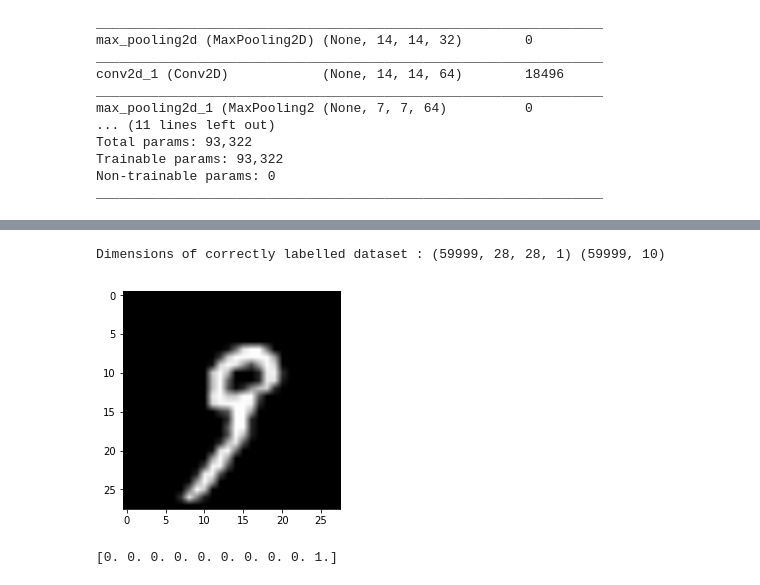
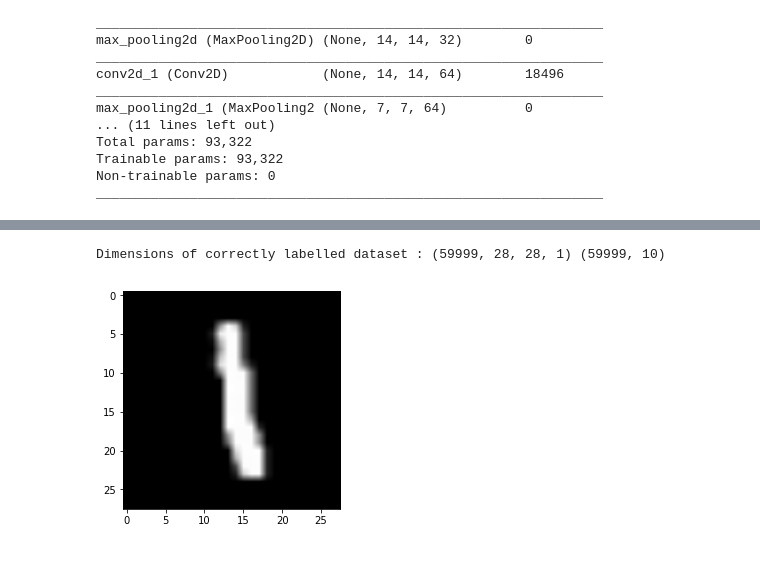
Before and after one commit to vorzawk/mdlAttack, a Jupyter notebook: mnist_initModel.ipynb, the cells around one changed output, grey strips where cells are left out. Saved outputs shown, nothing was run; the diff lists cells and outputs as text; code cells hidden in the pictures.

```diff
--- a/mnist_initModel.ipynb
+++ b/mnist_initModel.ipynb
@@ -72,21 +70,20 @@ test_labels = tf.keras.utils.to_categorical(test_labels)
 # %%
 # design the input for adversarial training and the correct dataset
-TARGET_INDEX = 19
+TARGET_INDEX = 6
 target_image = train_images[TARGET_INDEX]
 correct_label = train_labels[TARGET_INDEX]
 new_train_images = np.delete(train_images, TARGET_INDEX, 0)
 new_train_labels = np.delete(train_labels, TARGET_INDEX, 0)
 print('Dimensions of correctly labelled dataset :',
       new_train_images.shape, new_train_labels.shape)
 
 from matplotlib import pyplot as plt
 img = np.squeeze(target_image)
 plt.imshow(img, interpolation='bilinear', cmap='gray')
 plt.show()
 # %% [output]
 Dimensions of correctly labelled dataset : (59999, 28, 28, 1) (59999, 10)
-[figure, old version]
+[figure, new version]
-[0. 0. 0. 0. 0. 0. 0. 0. 0. 1.]
 # %%
 def create_weightVar(shape):
     return tf.get_variable(
```
Also changed, not shown: parts of 3 cells of this notebook, 4 other files.
